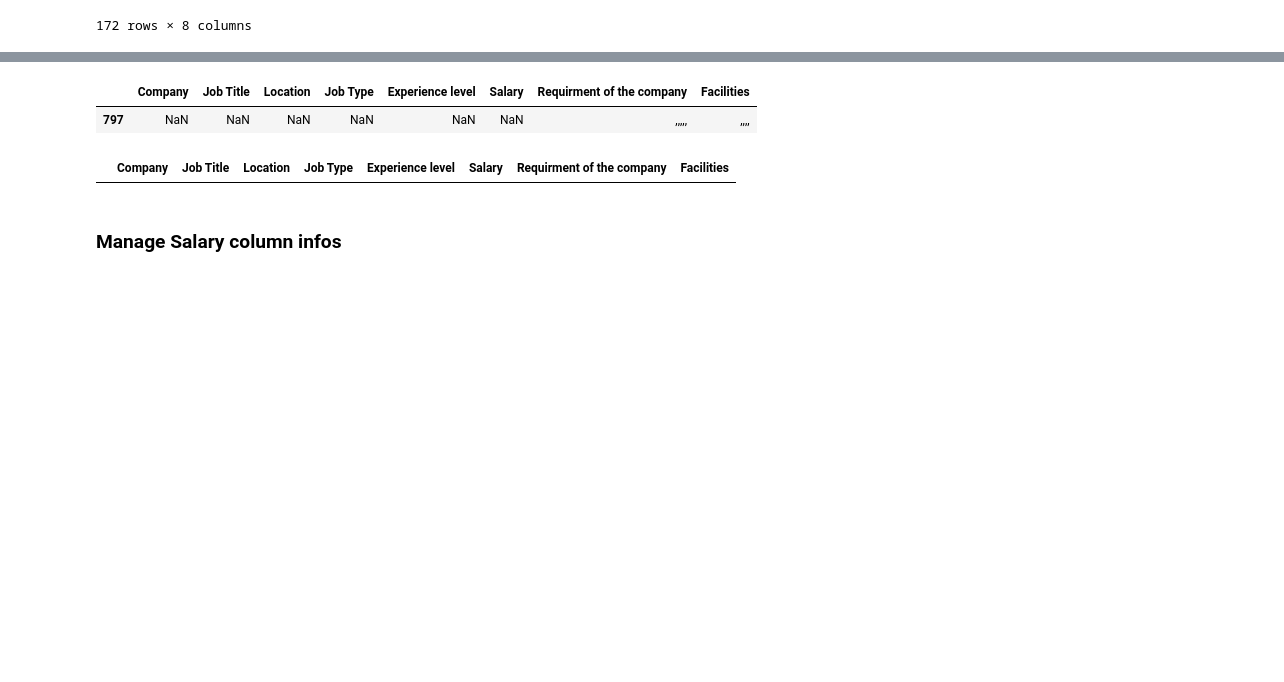
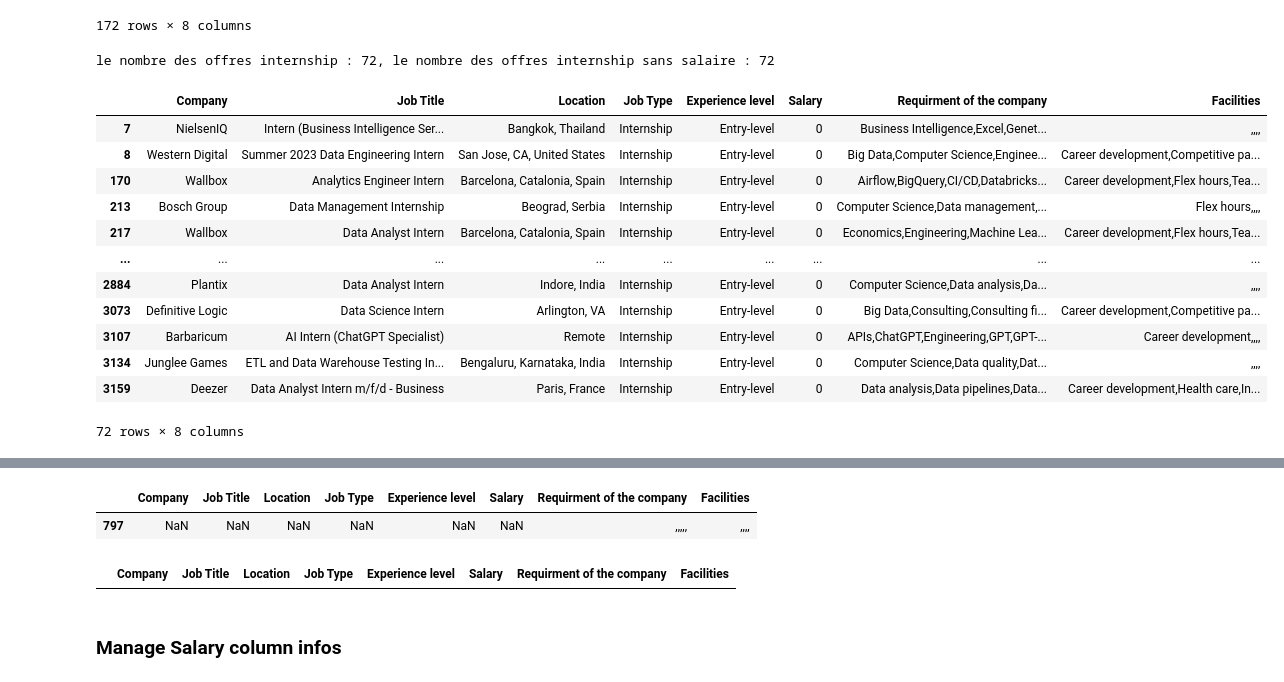
Before and after one commit to Tarifi-Hicham/jobs_project, a Jupyter notebook: script.ipynb, the cells around one changed output, grey strips where cells are left out. Saved outputs shown, nothing was run; the diff lists cells and outputs as text; code cells hidden in the pictures; blank space fills up the shorter version.

```diff
--- a/script.ipynb
+++ b/script.ipynb
@@ -97,6 +97,31 @@ df_clean[(df_clean['Salary'].isna())]
 | 3159 | Deezer | Data Analyst Intern m/f/d - Business | Paris, France | Internship | Entry-level | NaN | Data analysis,Data pipelines,Data... | Career development,Health care,In... |
 | 3166 | DNSFilter | Senior Data Scientist | Washington, District of Columbia,... | Full Time | Mid-level | NaN | AWS,Computer Science,Data analysi... | Career development,Flex hours,Fle... |
 172 rows × 8 columns
+# %%
+intern_len = len(df_clean[df_clean['Job Type'] == 'Internship'])
+intern_na_len = len(df_clean[(df_clean['Salary'].isna()) & (df_clean['Job Type'] == 'Internship')])
+print(f'le nombre des offres internship : {intern_len}, le nombre des offres internship sans salaire : {intern_na_len}')
+# %% [output]
+le nombre des offres internship : 72, le nombre des offres internship sans salaire : 72
+# %%
+# fill na of internship by 0
+condition = df_clean['Job Type'] == 'Internship'
+df_clean.loc[condition, 'Salary'] = df_clean.loc[condition, 'Salary'].fillna(0)
+df_clean[df_clean['Job Type'] == 'Internship']
+# %% [output]
+|  | Company | Job Title | Location | Job Type | Experience level | Salary | Requirment of the company | Facilities |
+| 7 | NielsenIQ | Intern (Business Intelligence Ser... | Bangkok, Thailand | Internship | Entry-level | 0 | Business Intelligence,Excel,Genet... | ,,,, |
+| 8 | Western Digital | Summer 2023 Data Engineering Intern | San Jose, CA, United States | Internship | Entry-level | 0 | Big Data,Computer Science,Enginee... | Career development,Competitive pa... |
+| 170 | Wallbox | Analytics Engineer Intern | Barcelona, Catalonia, Spain | Internship | Entry-level | 0 | Airflow,BigQuery,CI/CD,Databricks... | Career development,Flex hours,Tea... |
+| 213 | Bosch Group | Data Management Internship | Beograd, Serbia | Internship | Entry-level | 0 | Computer Science,Data management,... | Flex hours,,,, |
+| 217 | Wallbox | Data Analyst Intern | Barcelona, Catalonia, Spain | Internship | Entry-level | 0 | Economics,Engineering,Machine Lea... | Career development,Flex hours,Tea... |
+| ... | ... | ... | ... | ... | ... | ... | ... | ... |
+| 2884 | Plantix | Data Analyst Intern | Indore, India | Internship | Entry-level | 0 | Computer Science,Data analysis,Da... | ,,,, |
+| 3073 | Definitive Logic | Data Science Intern | Arlington, VA | Internship | Entry-level | 0 | Big Data,Consulting,Consulting fi... | Career development,Competitive pa... |
+| 3107 | Barbaricum | AI Intern (ChatGPT Specialist) | Remote | Internship | Entry-level | 0 | APIs,ChatGPT,Engineering,GPT,GPT-... | Career development,,,, |
+| 3134 | Junglee Games | ETL and Data Warehouse Testing In... | Bengaluru, Karnataka, India | Internship | Entry-level | 0 | Computer Science,Data quality,Dat... | ,,,, |
+| 3159 | Deezer | Data Analyst Intern m/f/d - Business | Paris, France | Internship | Entry-level | 0 | Data analysis,Data pipelines,Data... | Career development,Health care,In... |
+72 rows × 8 columns
 # %%
 df_clean[df_clean['Experience level'].isna()]
 # %% [output]
```
Also changed, not shown: parts of 9 cells of this notebook.
